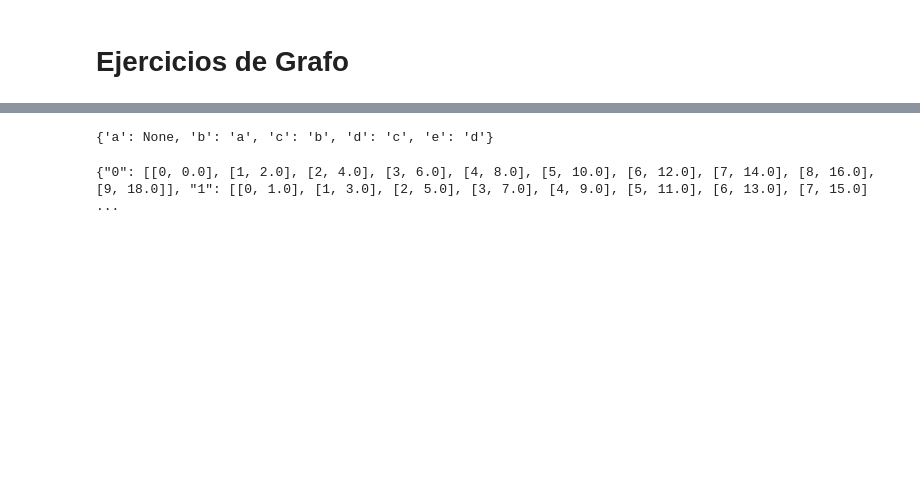
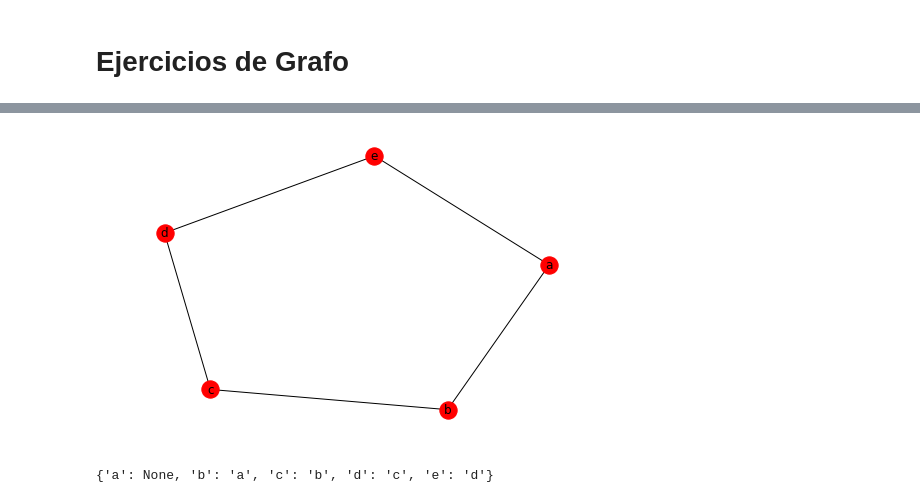
Before and after one commit to larissaOjeda/Clase-EDA-2019, a Jupyter notebook: EjerciciosPython/Ejercicios de Grafo.ipynb, the cells around one changed output, grey strips where cells are left out. Saved outputs shown, nothing was run; the diff lists cells and outputs as text; code cells hidden in the pictures; blank space fills up the shorter version.

```diff
--- a/EjerciciosPython/Ejercicios de Grafo.ipynb
+++ b/EjerciciosPython/Ejercicios de Grafo.ipynb
@@ -82,9 +190,15 @@ g.visitaDFS()
+# %%
+g=mi_grafo()
 # %%
 g.insertEdge_con_peso('a','b',1)
 g.insertEdge_con_peso('b','c',1)
 g.insertEdge_con_peso('c','d',1)
 g.insertEdge_con_peso('d','e',1)
 g.insertEdge_con_peso('a','e',3)
+F=nx.from_dict_of_lists(g.listaSinPesos())
+nx.draw(F,with_labels=True)
+# %% [output]
+[figure, added]
 # %%
 g.Prim('a')
 # %% [output]
@@ -96,4 +205,0 @@ for i in range(10):
-# %%
-print(g)
-# %% [output]
-{"0": [[0, 0.0], [1, 2.0], [2, 4.0], [3, 6.0], [4, 8.0], [5, 10.0], [6, 12.0], [7, 14.0], [8, 16.0], [9, 18.0]], "1": [[0, 1.0], [1, 3.0], [2, 5.0], [3, 7.0], [4, 9.0], [5, 11.0], [6, 13.0], [7, 15.0] ...
```
Also changed, not shown: parts of 33 cells of this notebook, 3 other files.
